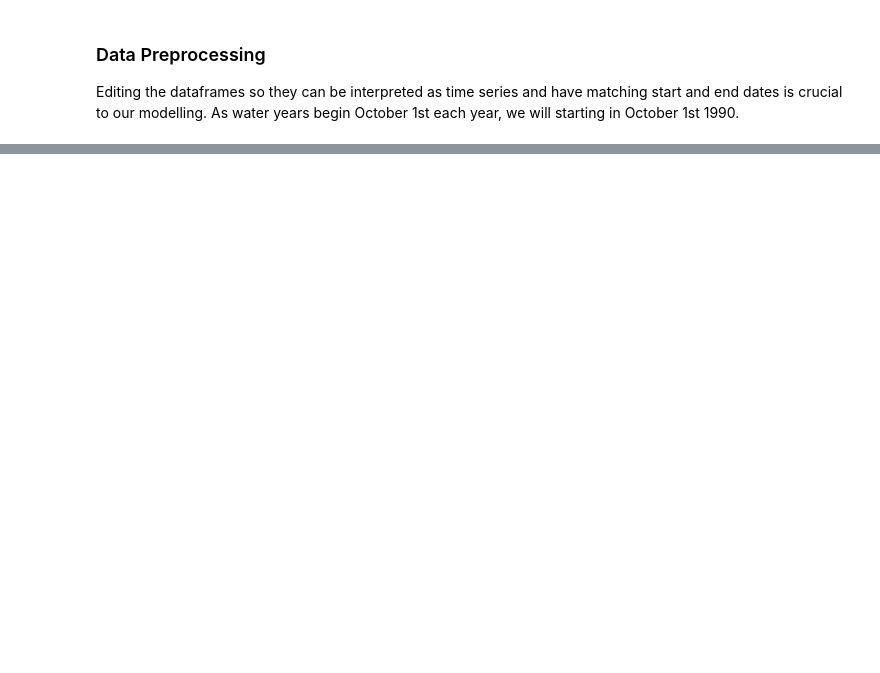
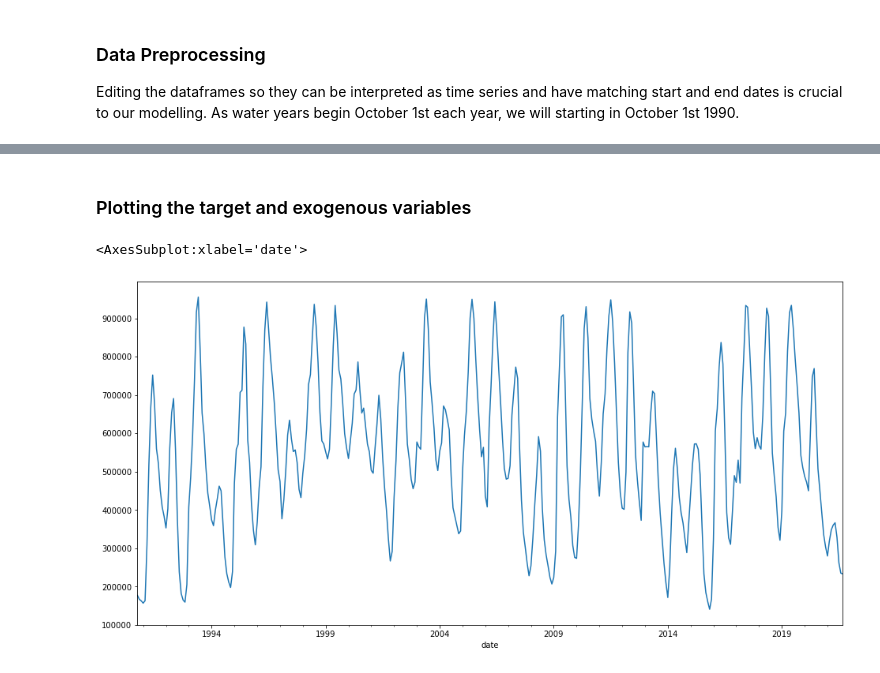
Before and after one commit to jadeadams517/California_Reservoir_Prediction, a Jupyter notebook: mvp.ipynb, the cells around one changed output, grey strips where cells are left out. Drawn from its saved outputs; the diff is of its cells as text; code cells hidden in the pictures; blank space fills up the shorter version.

```diff
--- a/mvp.ipynb
+++ b/mvp.ipynb
@@ -76,4 +74,17 @@ storage = storage[(storage['Datetime (UTC)'] >= start_date) & (storage['Datetime
 
 evaporation = evaporation[(evaporation['Datetime (UTC)'] >= start_date) & (evaporation['Datetime (UTC)'] <= end_date)]
 
-storage.tail()
+#rename cols
+storage['date']= pd.to_datetime(storage['Datetime (UTC)']).dt.date
+evaporation['date']= pd.to_datetime(evaporation['Datetime (UTC)']).dt.date
+storage.drop('Datetime (UTC)',axis=1,inplace=True)
+evaporation.drop('Datetime (UTC)',axis=1,inplace=True)
+
+#set date col as index
+storage.set_index('date',inplace=True)
+evaporation.set_index('date',inplace=True)
+
+#set index to datetime
+
+storage.index = pd.to_datetime(storage.index)
+evaporation.index = pd.to_datetime(evaporation.index)
@@ -131,0 +111,8 @@ list(range(1990,2021))
+# %%
+#aggregate data to monthly
+
+storage = storage.resample('1M').mean().round(2)
+evaporation = evaporation.resample('1M').mean().round(2)
+
+southsierra = southsierra.resample('1M').sum().round(2)
+northsierra = northsierra.resample('1M').sum().round(2)
@@ -131,0 +136,4 @@ list(range(1990,2021))
+# %%
+#drop unneeded extra rows
+northsierra.drop([pd.to_datetime('2021-10-31'),pd.to_datetime('2021-11-30')],inplace=True)
+southsierra.drop(pd.to_datetime('2021-10-31'),inplace=True)
@@ -131,0 +142,7 @@ list(range(1990,2021))
+# %%
+df_list = [northsierra ,evaporation,storage]
+
+data = reduce(lambda left,right: pd.merge(left,right,on=['date'],how='outer'),df_list)
+
+
+data
@@ -131,0 +167,7 @@ list(range(1990,2021))
+# %% [markdown]
+### Plotting the target and exogenous variables
+# %%
+data.storage.plot(figsize=(16,8))
+# %% [output]
+<AxesSubplot:xlabel='date'>
+[figure, added]
```
Also changed, not shown: parts of 50 cells of this notebook, 4 other files.
